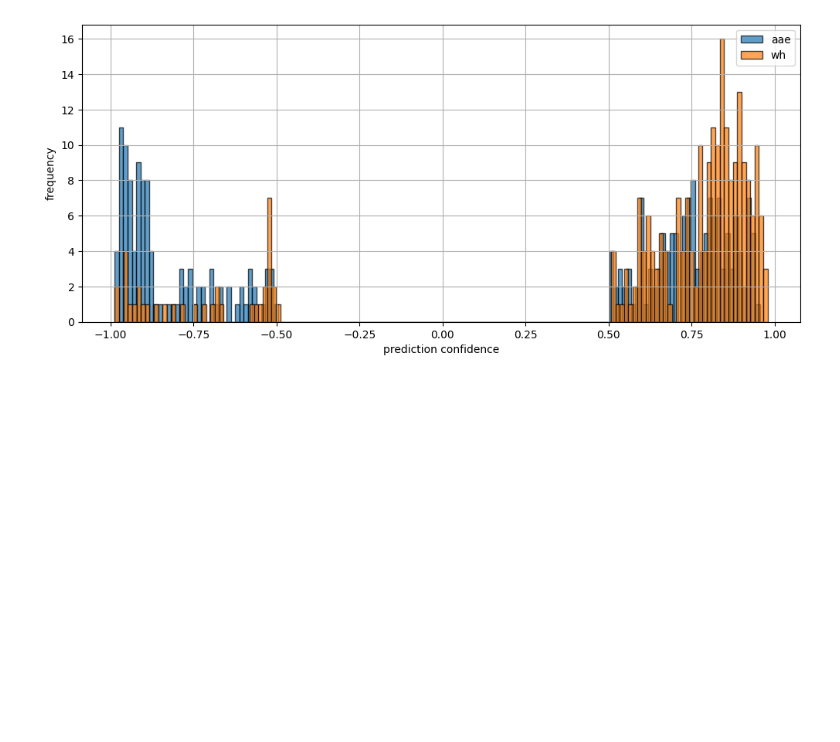
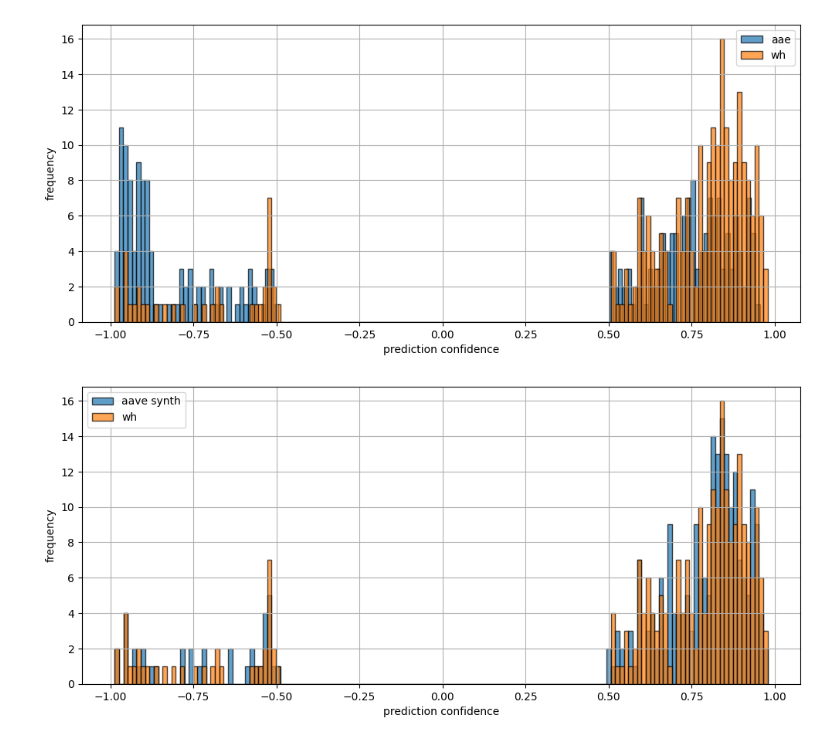
Before and after one commit to xuanxuanx-98/CompMod_2324_BN-AP, a Jupyter notebook: notebooks/toxicity_detection_dialect_bias.ipynb, the cells around one changed output. Cells and saved outputs as stored; diff of their text form; code cells hidden in the pictures; blank space fills up the shorter version.

```diff
--- a/notebooks/toxicity_detection_dialect_bias.ipynb
+++ b/notebooks/toxicity_detection_dialect_bias.ipynb
@@ -545,8 +545,9 @@ lconf_twitter_aae_wh.to_csv("/content/drive/MyDrive/Colab Notebooks/CompMod_2324
 # %% [markdown]
 ## check on lconf results
 # %%
-lconf_aae = pd.read_csv("../data/twitter_aae/lconf_twitter_aae_aae.csv")
-lconf_wh = pd.read_csv("../data/twitter_aae/lconf_twitter_aae_wh.csv")
+lconf_aae = pd.read_csv("../data/twitter_aae/lconf_aa250.csv")
+lconf_wh = pd.read_csv("../data/twitter_aae/lconf_wh250.csv")
+lconf_aave_synth = pd.read_csv("../data/twitter_aae/lconf_aave250_synthetic.csv")
 # %%
 # plot prediction confidence of different dialects
 plt.figure(figsize=(12, 5))
@@ -561,3 +562,17 @@ plt.grid(True)
 plt.show()
 # %% [output]
 [figure]
+# %%
+# plot prediction confidence of different dialects
+plt.figure(figsize=(12, 5))
+
+plt.hist(lconf_aave_synth["confidence"], bins=150, edgecolor='black', alpha=0.7, label="aave synth")
+plt.hist(lconf_wh["confidence"], bins=150, edgecolor='black', alpha=0.7, label="wh")
+
+plt.xlabel('prediction confidence')
+plt.ylabel('frequency')
+plt.legend()
+plt.grid(True)
+plt.show()
+# %% [output]
+[figure, added]
```
